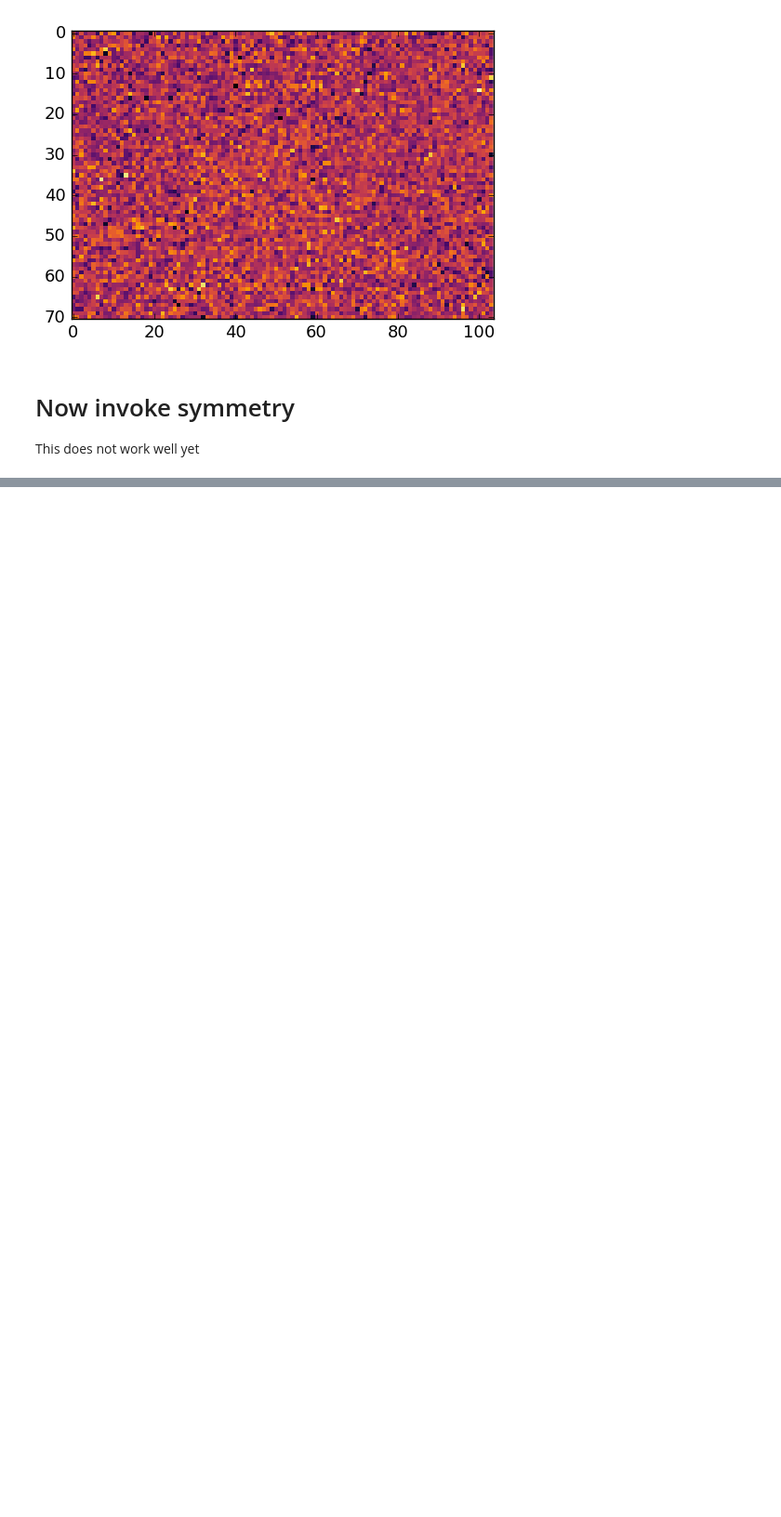
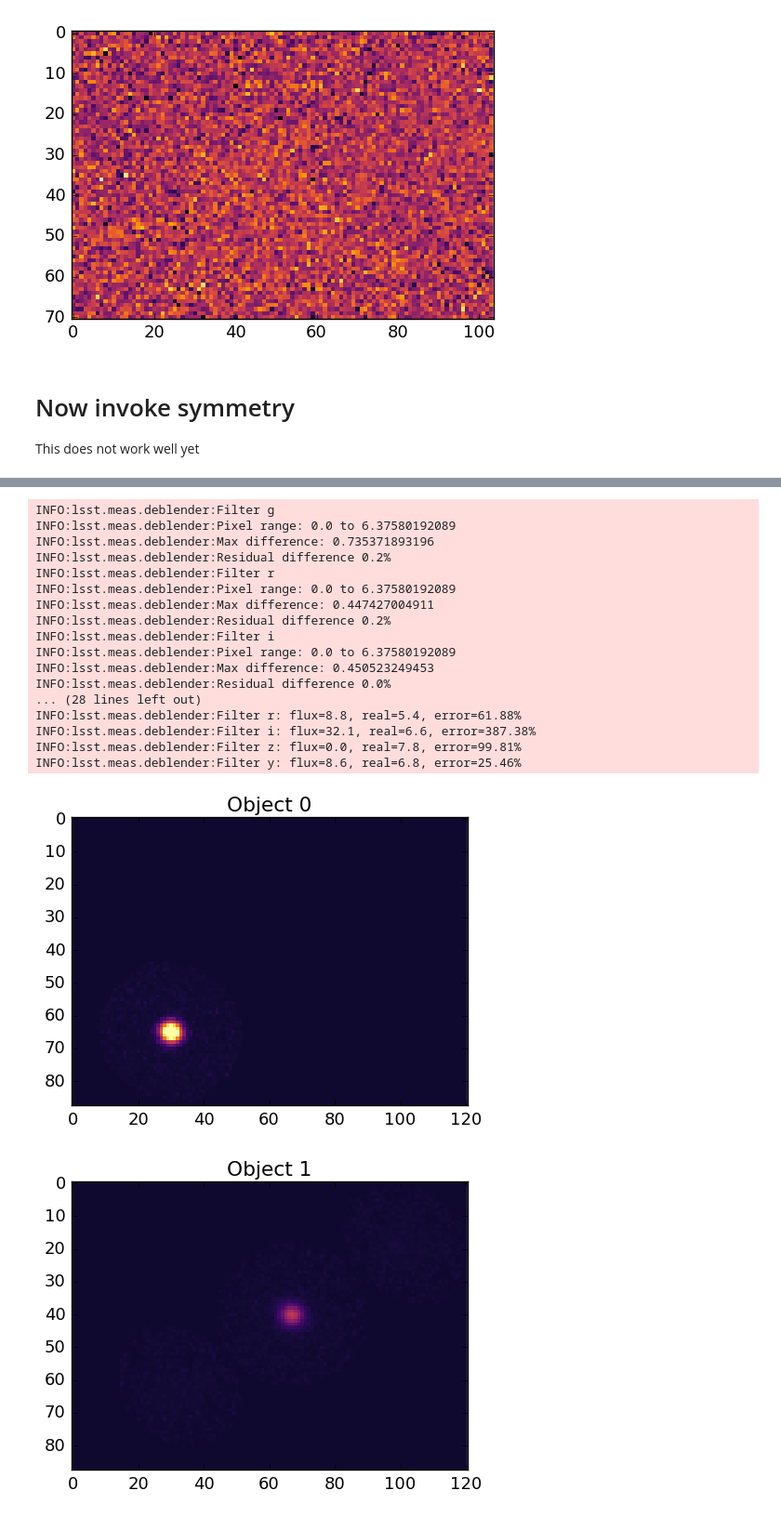
Before and after one commit to lsst/meas_deblender, a Jupyter notebook: examples/testNmfLeeSeung.ipynb, the cells around one changed output, grey strips where cells are left out. Shown at 93% size. Saved outputs shown, nothing was run; the diff lists cells and outputs as text; code cells hidden in the pictures; blank space fills up the shorter version.

```diff
--- a/examples/testNmfLeeSeung.ipynb
+++ b/examples/testNmfLeeSeung.ipynb
@@ -148,0 +160,23 @@ INFO:lsst.meas.deblender:Filter y: flux=125.2, real=131.9, error=5.07%
+# %%
+diffOp = mcCalexp.getSymmetryDiffOp()
+W,H = mcCalexp.deblend(beta=.01, diffOp=diffOp, steps=100, bkg=.01)
+# %% [output]
+INFO:lsst.meas.deblender:Filter g
+INFO:lsst.meas.deblender:Pixel range: 0.0 to 6.37580192089
+INFO:lsst.meas.deblender:Max difference: 0.735371893196
+INFO:lsst.meas.deblender:Residual difference 0.2%
+INFO:lsst.meas.deblender:Filter r
+INFO:lsst.meas.deblender:Pixel range: 0.0 to 6.37580192089
+INFO:lsst.meas.deblender:Max difference: 0.447427004911
+INFO:lsst.meas.deblender:Residual difference 0.2%
+INFO:lsst.meas.deblender:Filter i
+INFO:lsst.meas.deblender:Pixel range: 0.0 to 6.37580192089
+INFO:lsst.meas.deblender:Max difference: 0.450523249453
+INFO:lsst.meas.deblender:Residual difference 0.0%
+... (28 lines left out)
+INFO:lsst.meas.deblender:Filter r: flux=8.8, real=5.4, error=61.88%
+INFO:lsst.meas.deblender:Filter i: flux=32.1, real=6.6, error=387.38%
+INFO:lsst.meas.deblender:Filter z: flux=0.0, real=7.8, error=99.81%
+INFO:lsst.meas.deblender:Filter y: flux=8.6, real=6.8, error=25.46%
+[figure, added]
+[figure, added]
```
Also changed, not shown: parts of 4 cells of this notebook, 2 other files.
